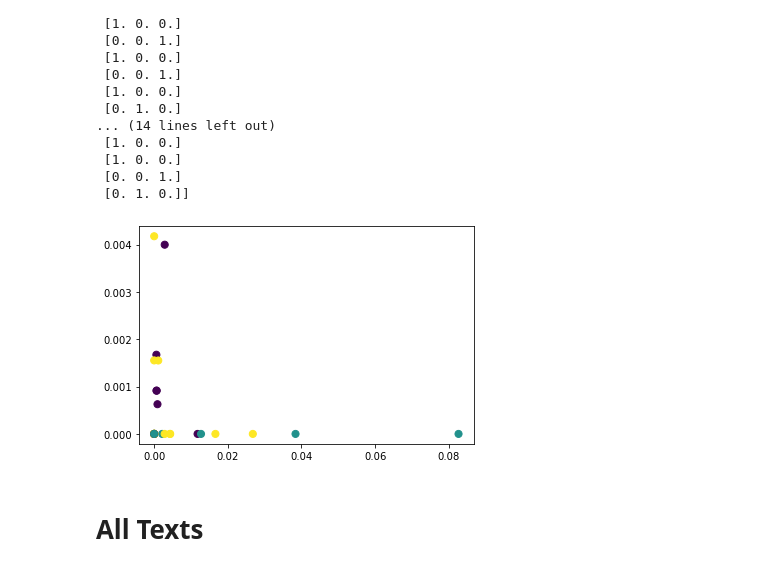
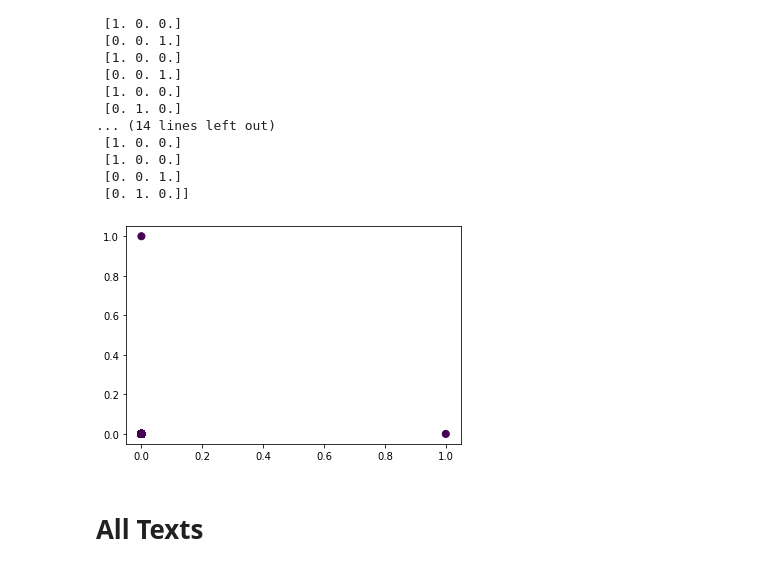
Before and after one commit to kristen770/Science-Standards-NLP-Analysis, a Jupyter notebook: Gaussian Mixture Model .ipynb, the cells around one changed output. Cells and saved outputs as stored; diff of their text form; code cells hidden in the pictures.

```diff
--- a/Gaussian Mixture Model .ipynb
+++ b/Gaussian Mixture Model .ipynb
@@ -91,12 +91,12 @@ alaska_dist = 1 - cosine_similarity(tfidf_matrix_alaska)
 alaska_dense_matrix = tfidf_matrix_alaska.toarray()
 # %%
 #fit GMM Model
-alaska_model = mixture.GaussianMixture(n_components=3, covariance_type='full')
+alaska_model = mixture.GaussianMixture(covariance_type='full')
 alaska_gmm = alaska_model.fit(alaska_dense_matrix)
 alaska_labels = alaska_gmm.predict(alaska_dense_matrix)
 # %%
 #Utilize the statistical
-probs = gmm.predict_proba(dense_matrix)
+alaska_probs = alaska_gmm.predict_proba(alaska_dense_matrix)
 print(probs[:30].round(3))
 # %% [output]
 [[0. 0. 1.]
@@ -117,11 +117,11 @@ print(probs[:30].round(3))
  [0. 0. 1.]
  [0. 1. 0.]]
 # %%
-size = 50 * probs.max(1) ** 2  # square emphasizes differences
-plt.scatter(dense_matrix[:, 0], dense_matrix[:, 1], c=labels, cmap='viridis',
-            s=size);
+size = 50 * alaska_probs.max(1) ** 2  # square emphasizes differences
+plt.scatter(alaska_dense_matrix[:, 0], alaska_dense_matrix[:, 1],
+            c=alaska_labels, cmap='viridis', s=size);
 # %% [output]
-[figure, old version]
+[figure, new version]
 # %% [markdown]
 # All Texts
 # %%
```
